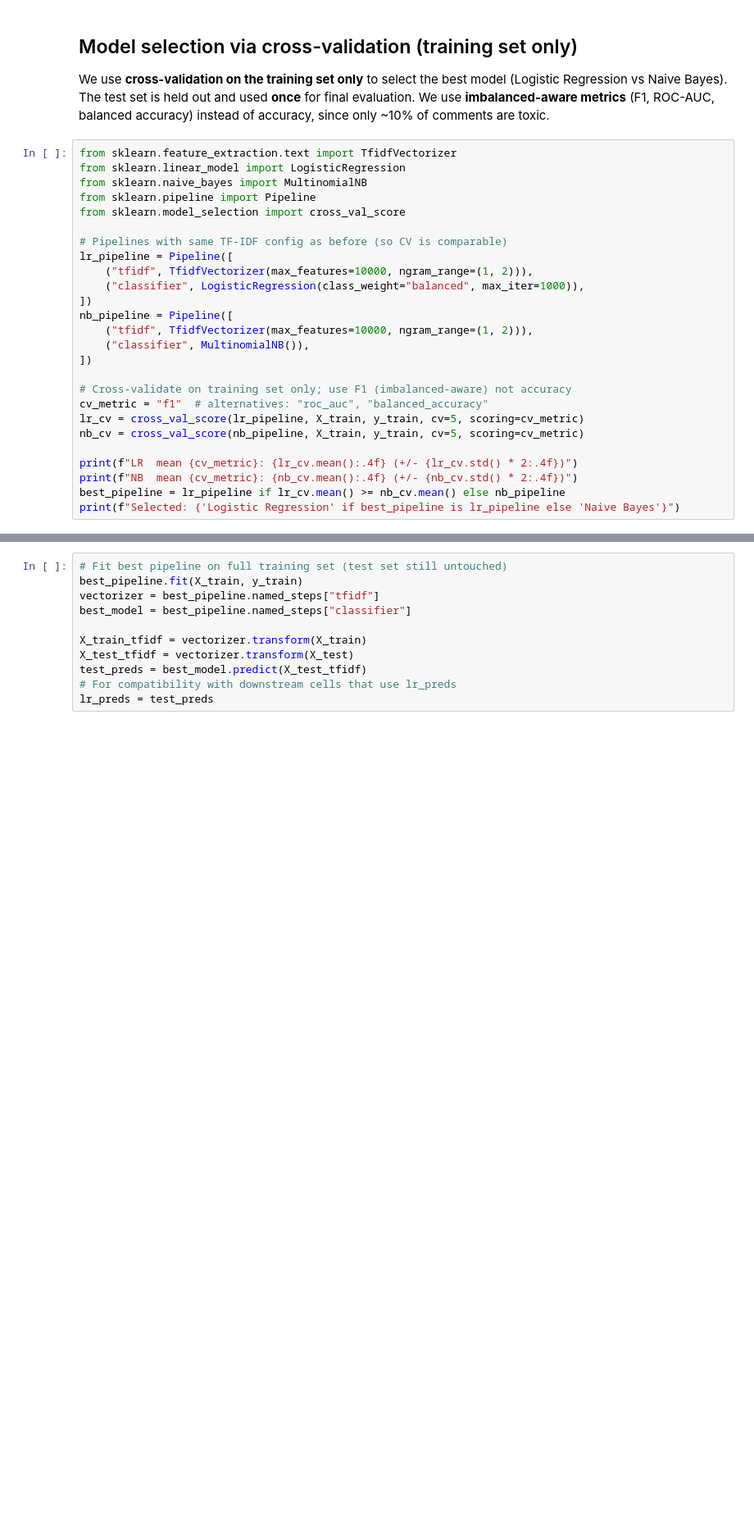
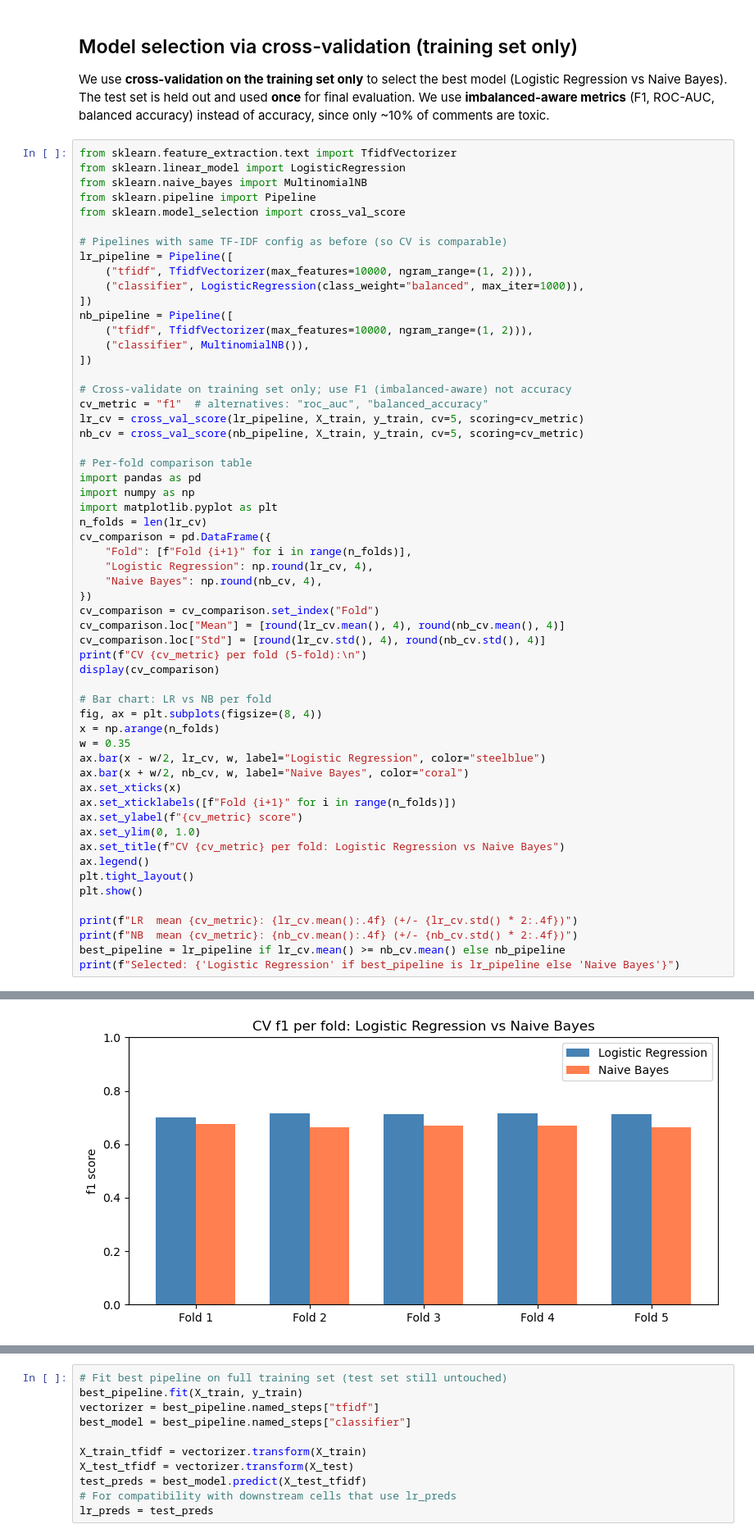
Before and after one commit to jasrulete/toxic-comment-detector, a Jupyter notebook: notebooks/toxic_comment_training.ipynb, the cells around one changed output, grey strips where cells are left out. Shown at 82% size. Cells and saved outputs as stored; diff of their text form; blank space fills up the shorter version.

```diff
--- a/notebooks/toxic_comment_training.ipynb
+++ b/notebooks/toxic_comment_training.ipynb
@@ -267,7 +265,39 @@ cv_metric = "f1"  # alternatives: "roc_auc", "balanced_accuracy"
 lr_cv = cross_val_score(lr_pipeline, X_train, y_train, cv=5, scoring=cv_metric)
 nb_cv = cross_val_score(nb_pipeline, X_train, y_train, cv=5, scoring=cv_metric)
 
+# Per-fold comparison table
+import pandas as pd
+import numpy as np
+import matplotlib.pyplot as plt
+n_folds = len(lr_cv)
+cv_comparison = pd.DataFrame({
+    "Fold": [f"Fold {i+1}" for i in range(n_folds)],
+    "Logistic Regression": np.round(lr_cv, 4),
+    "Naive Bayes": np.round(nb_cv, 4),
+})
+cv_comparison = cv_comparison.set_index("Fold")
+cv_comparison.loc["Mean"] = [round(lr_cv.mean(), 4), round(nb_cv.mean(), 4)]
+cv_comparison.loc["Std"] = [round(lr_cv.std(), 4), round(nb_cv.std(), 4)]
+print(f"CV {cv_metric} per fold (5-fold):\n")
+display(cv_comparison)
+
+# Bar chart: LR vs NB per fold
+fig, ax = plt.subplots(figsize=(8, 4))
+x = np.arange(n_folds)
+w = 0.35
+ax.bar(x - w/2, lr_cv, w, label="Logistic Regression", color="steelblue")
+ax.bar(x + w/2, nb_cv, w, label="Naive Bayes", color="coral")
+ax.set_xticks(x)
+ax.set_xticklabels([f"Fold {i+1}" for i in range(n_folds)])
+ax.set_ylabel(f"{cv_metric} score")
+ax.set_ylim(0, 1.0)
+ax.set_title(f"CV {cv_metric} per fold: Logistic Regression vs Naive Bayes")
+ax.legend()
+plt.tight_layout()
+plt.show()
+
 print(f"LR  mean {cv_metric}: {lr_cv.mean():.4f} (+/- {lr_cv.std() * 2:.4f})")
 print(f"NB  mean {cv_metric}: {nb_cv.mean():.4f} (+/- {nb_cv.std() * 2:.4f})")
 best_pipeline = lr_pipeline if lr_cv.mean() >= nb_cv.mean() else nb_pipeline
 print(f"Selected: {'Logistic Regression' if best_pipeline is lr_pipeline else 'Naive Bayes'}")
+# %% [output]
@@ -273,0 +314 @@ print(f"Selected: {'Logistic Regression' if best_pipeline is lr_pipeline else 'N
+[figure, added]
```
Also changed, not shown: parts of 5 cells of this notebook.
